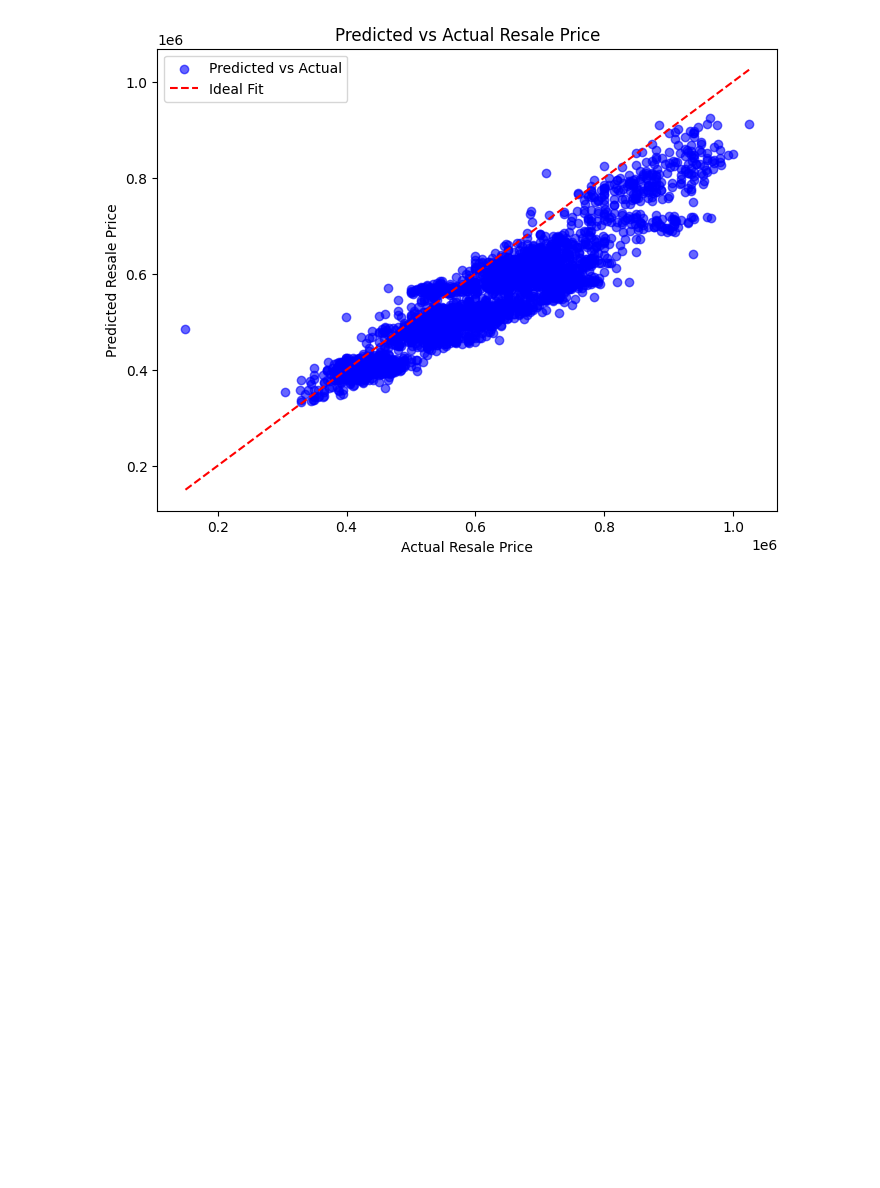
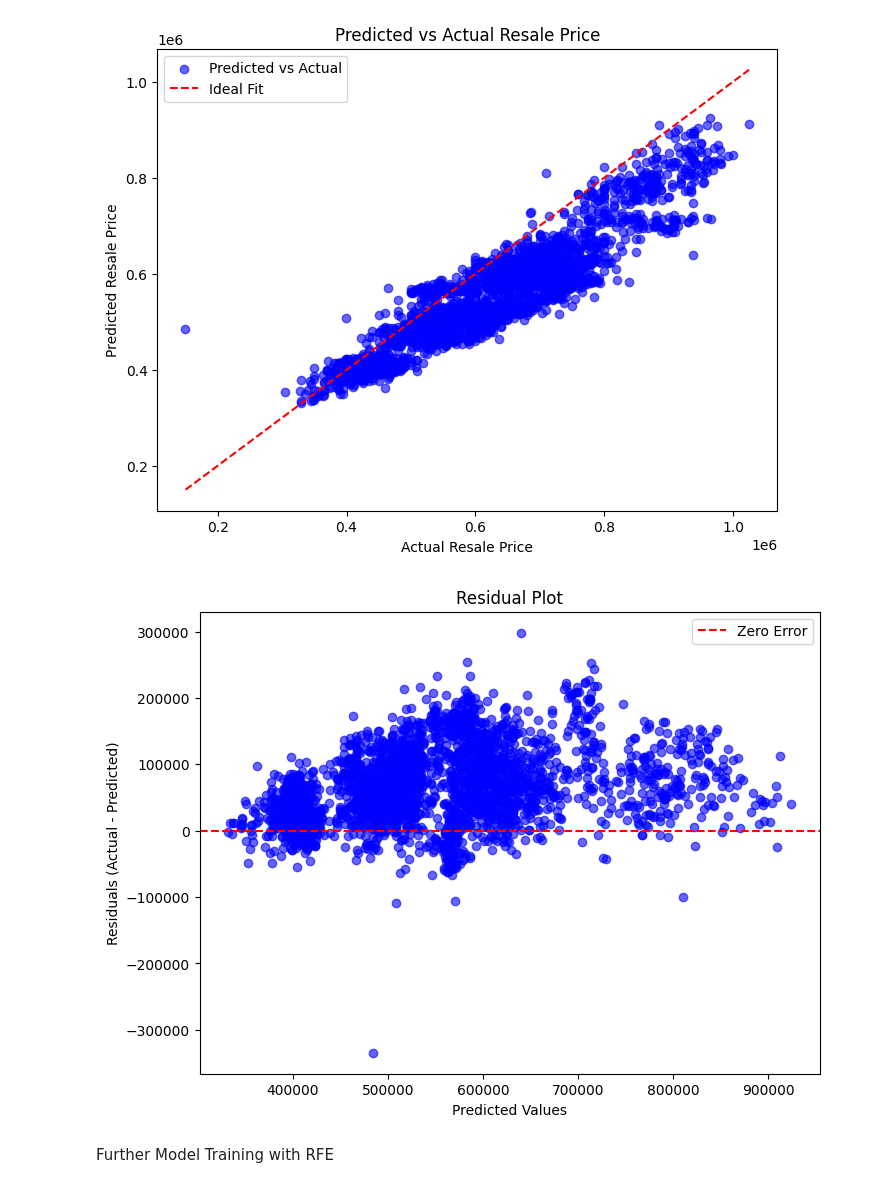
Before and after one commit to cheesexuanyang/Machine-Learning_lab-P5_Group11, a Jupyter notebook: INF2008_Project_RF.ipynb, the cells around one changed output. Drawn from its saved outputs; the diff is of its cells as text; code cells hidden in the pictures; blank space fills up the shorter version.

Commit message:
random forest regressor

```diff
--- a/INF2008_Project_RF.ipynb
+++ b/INF2008_Project_RF.ipynb
@@ -445,10 +448,11 @@ Best RMSE: 44449.4917
 # %%
 # Extract best parameters
 bp = study.best_trial.params
+print("Use the following hyperparameters to train model:")
 print(bp)
 
 # Create and train the final pipeline in one go
-final_pipeline = Pipeline([
+best_hyperparameters_pipeline = Pipeline([
     ('preprocessor', preprocessor),
     ('model', BaggingRegressor(
         estimator=RandomForestRegressor(
@@ -465,7 +469,8 @@ final_pipeline = Pipeline([
     ))
 ])
 
-final_pipeline.fit(rf_X_train, rf_y_train)
+best_hyperparameters_pipeline.fit(rf_X_train, rf_y_train)
 
-print("Trained Random Forest Regressor Model with best hyperparameters found")
+# Notify when model training is completed
+print("\nCompleted training Random Forest Regressor Model with best hyperparameters found")
 # %% [output]
@@ -485,12 +494,15 @@ def calculate_accuracy(y_actual, y_predicted):
 
 
 # Evaluate the model
-y_pred = final_pipeline.predict(rf_X_test)
+y_pred = best_hyperparameters_pipeline.predict(rf_X_test)
 accuracy = calculate_accuracy(rf_y_test, y_pred)
+mae = mean_absolute_error(rf_y_test, y_pred)
 
+# Show results
 print("Trained Random Forest Regressor Model Performance")
 print(f"R²: {r2_score(rf_y_test, y_pred):.4f}")
 print(f"RMSE: {np.sqrt(mean_squared_error(rf_y_test, y_pred)):.4f}")
+print(f"MAE: {mae:.2f}")
 print(f"Accuracy: {accuracy:.2f}%")
 # %% [output]
 Trained Random Forest Regressor Model Performance
@@ -509,3 +522,25 @@ plt.legend()
 plt.show()
 # %% [output]
 [figure]
+# %%
+# Residual Plot
+"""
+Residual Plot shows the residuals (errors) versus the predicted values. It helps to see if the
+errors are randomly distributed (which is ideal) or if there's a pattern (indicating potential issues).
+"""
+
+# Calculate residuals
+residuals = rf_y_test - y_pred
+
+plt.figure(figsize=(8, 6))
+plt.scatter(y_pred, residuals, alpha=0.6, color='blue')
+plt.axhline(0, color='red', linestyle='--', label='Zero Error')
+plt.xlabel('Predicted Values')
+plt.ylabel('Residuals (Actual - Predicted)')
+plt.title('Residual Plot')
+plt.legend()
+plt.show()
+# %% [output]
+[figure, added]
+# %% [markdown]
+Further Model Training with RFE
```
Also changed, not shown: parts of 10 cells of this notebook.
